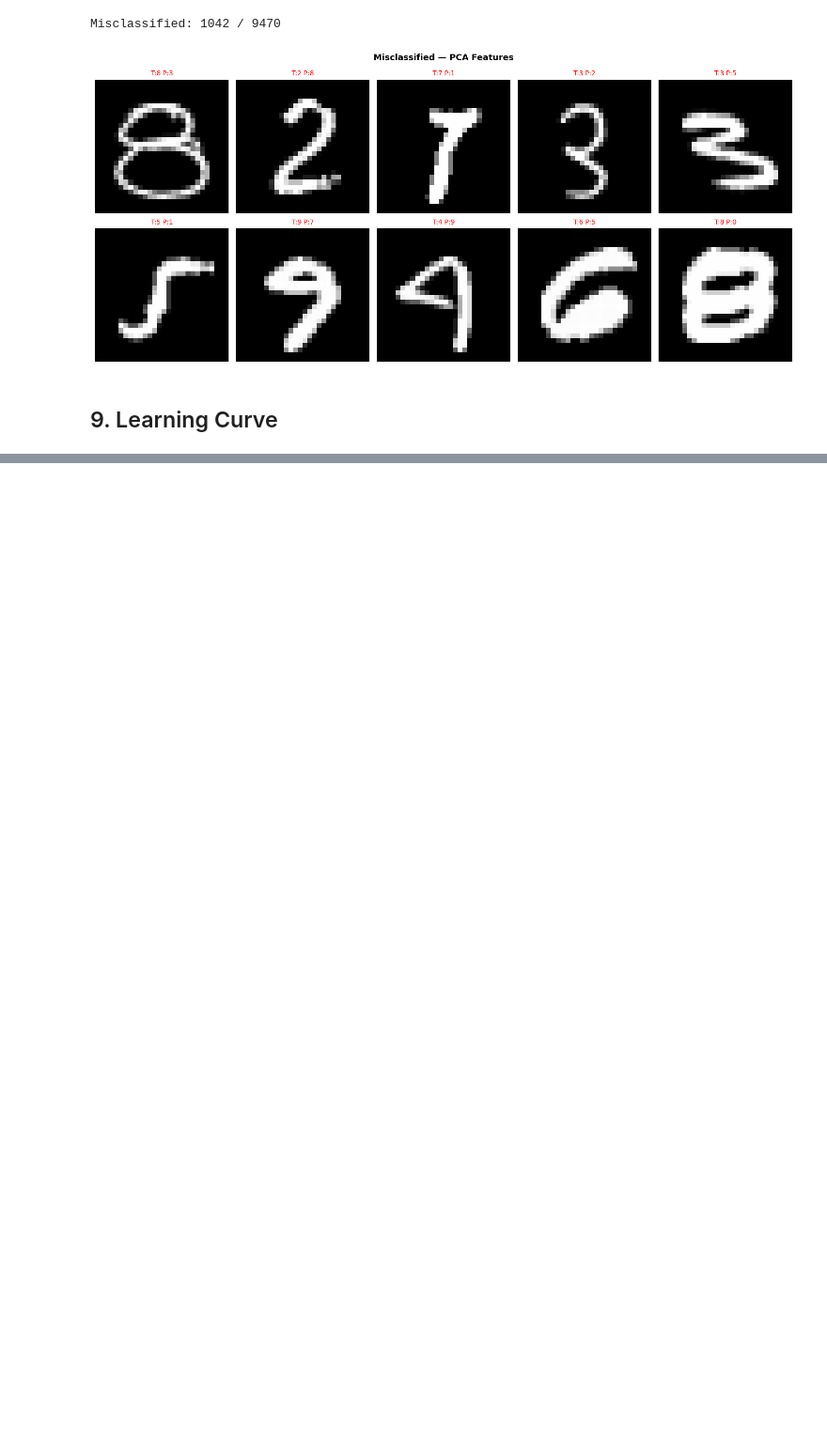
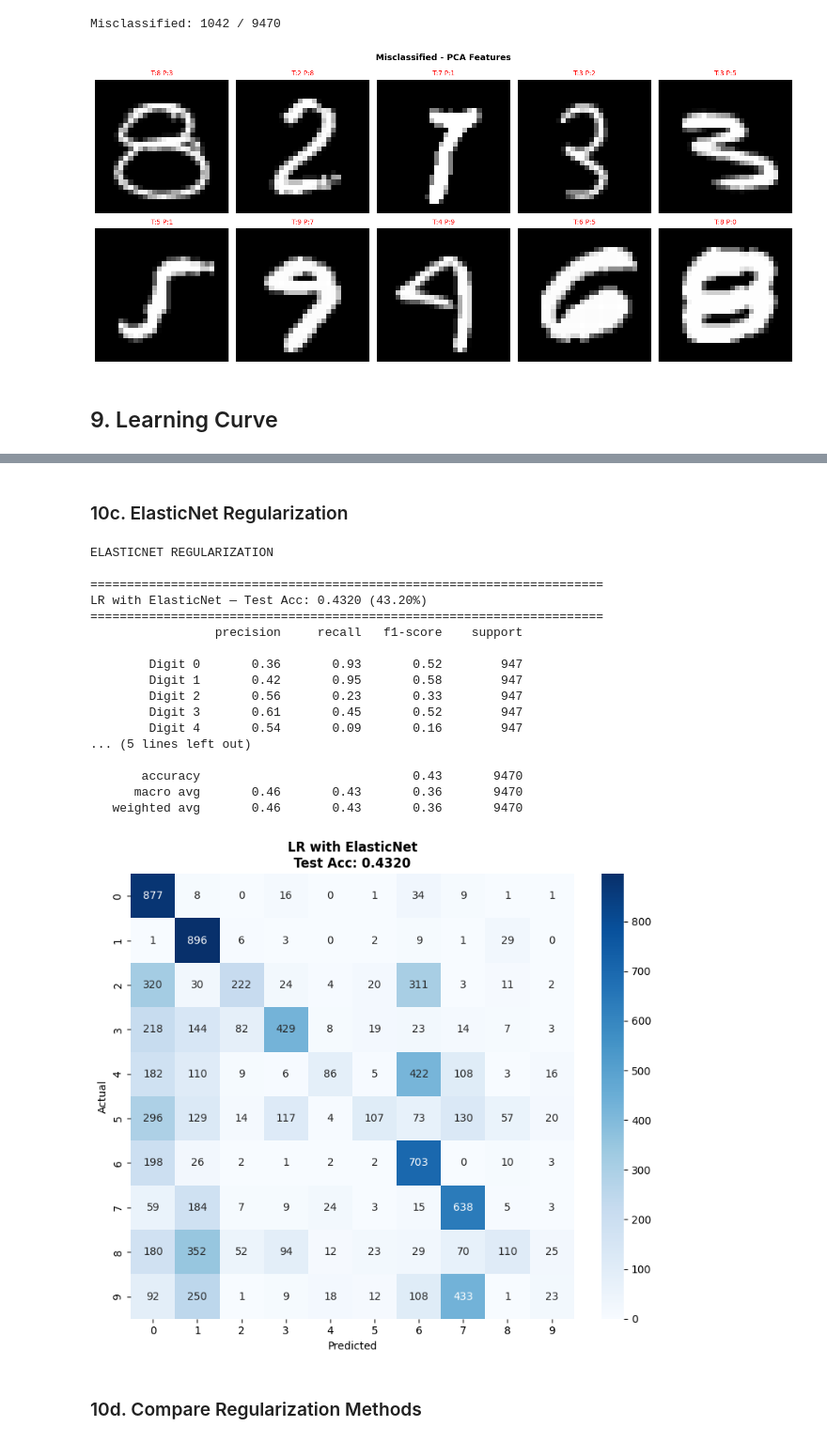
Before and after one commit to AhmedNaguib01/Machine-Learning-MNIST, a Jupyter notebook: notebooks/Phase 2/logistic_regression_multiclass.ipynb, the cells around one changed output, grey strips where cells are left out. Shown at 94% size. Cells and saved outputs as stored; diff of their text form; code cells hidden in the pictures; blank space fills up the shorter version.

```diff
--- a/notebooks/Phase 2/logistic_regression_multiclass.ipynb
+++ b/notebooks/Phase 2/logistic_regression_multiclass.ipynb
@@ -364,0 +430,33 @@ plot_learning_curve(LogisticRegression, best_p, X_train_pca, y_train,
+# %% [markdown]
+### 10c. ElasticNet Regularization
+# %%
+print("\nELASTICNET REGULARIZATION")
+lr_elastic = LogisticRegressionRegularized(
+    learning_rate=DEFAULT_LR,
+    n_iterations=DEFAULT_ITER,
+    penalty='elasticnet',
+    C=1.0
+)
+lr_elastic.fit(X_train_pca, y_train)
+elastic_acc = evaluate_model(lr_elastic, X_test_pca, y_test, "LR with ElasticNet")
+# %% [output]
+ELASTICNET REGULARIZATION
+
+======================================================================
+LR with ElasticNet — Test Acc: 0.4320 (43.20%)
+======================================================================
+                 precision     recall   f1-score    support
+
+        Digit 0       0.36       0.93       0.52        947
+        Digit 1       0.42       0.95       0.58        947
+        Digit 2       0.56       0.23       0.33        947
+        Digit 3       0.61       0.45       0.52        947
+        Digit 4       0.54       0.09       0.16        947
+... (5 lines left out)
+
+       accuracy                             0.43       9470
+      macro avg       0.46       0.43       0.36       9470
+   weighted avg       0.46       0.43       0.36       9470
+[figure, added]
+# %% [markdown]
+### 10d. Compare Regularization Methods
```
Also changed, not shown: parts of 23 cells of this notebook, 1 other file.
